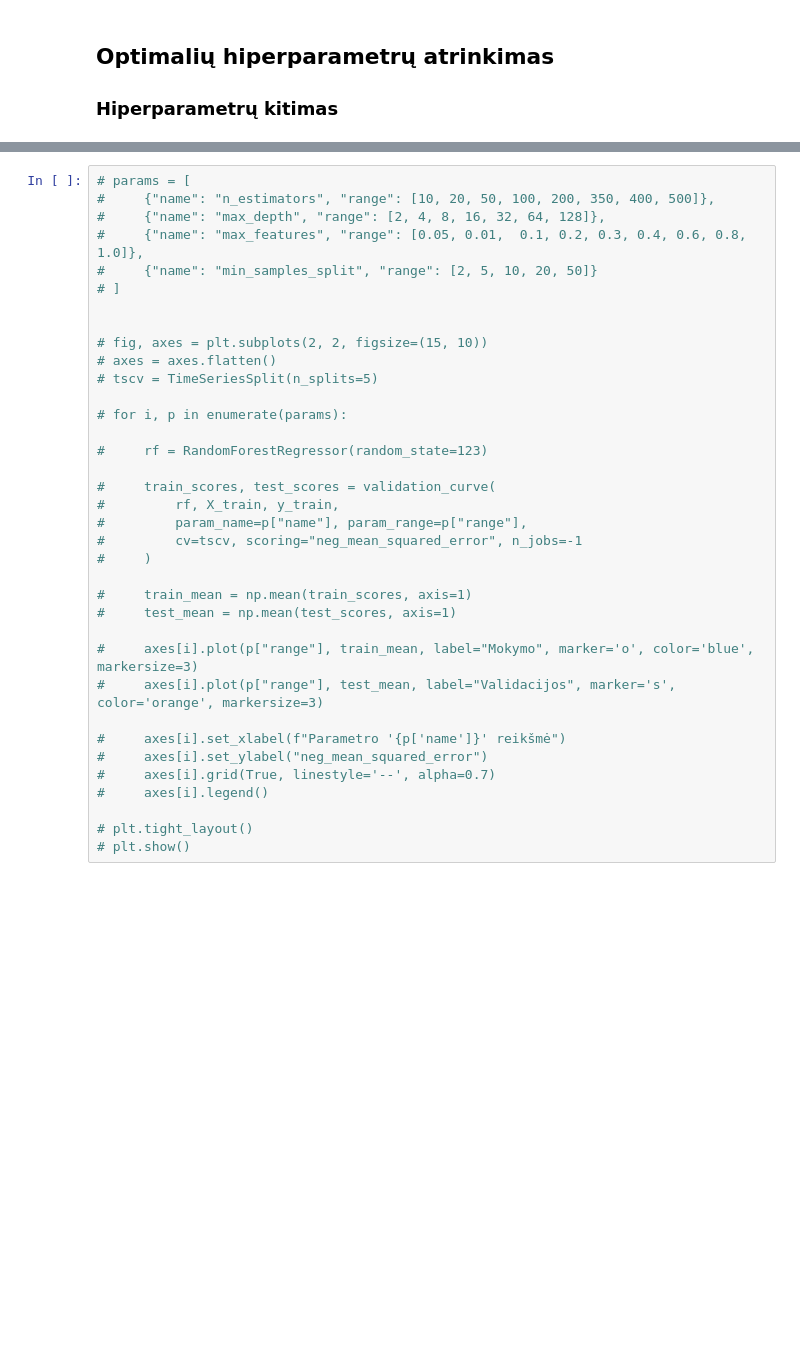
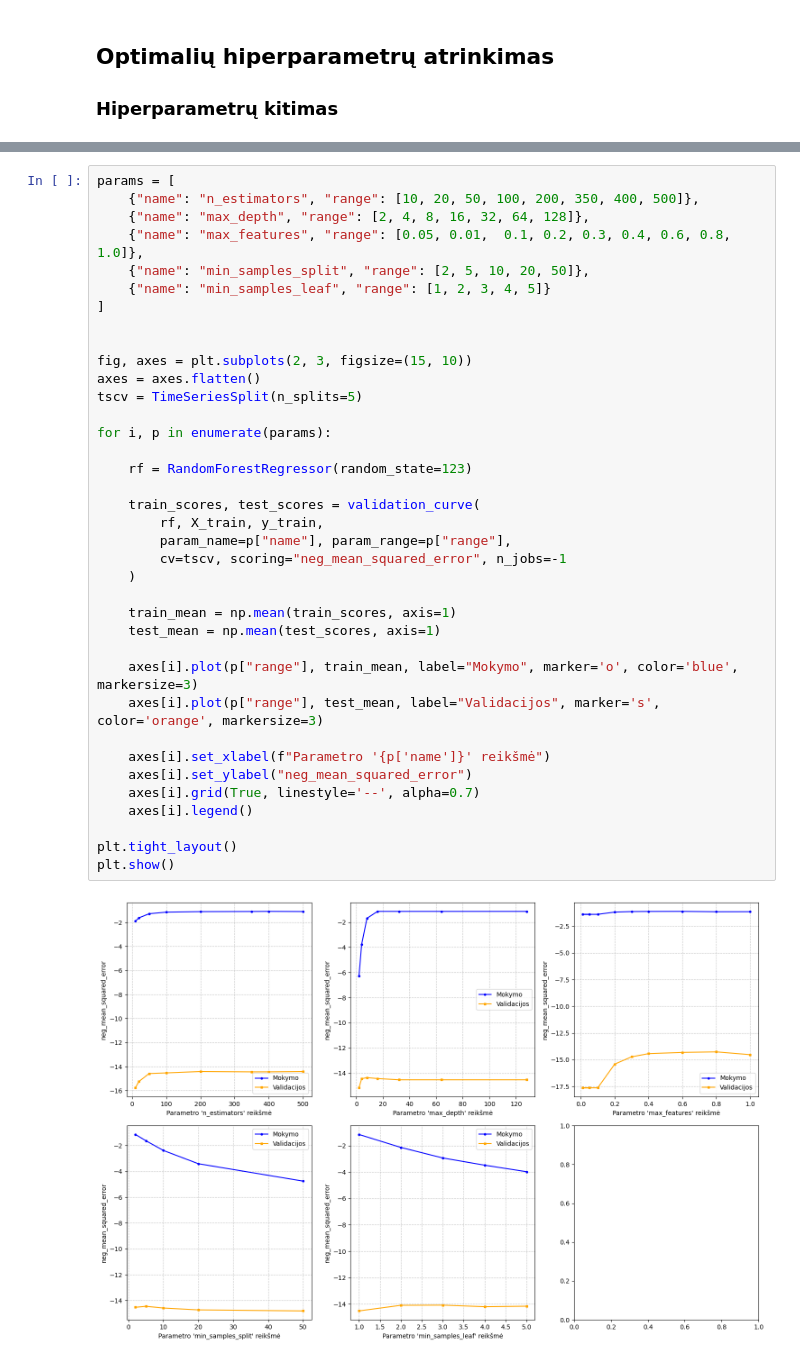
Before and after one commit to rugcer04/Duomenu_mokslo_projektas, a Jupyter notebook: code/python/Models/RF_Lasso_final.ipynb, the cells around one changed output, grey strips where cells are left out. Drawn from its saved outputs; the diff is of its cells as text; blank space fills up the shorter version.

```diff
--- a/code/python/Models/RF_Lasso_final.ipynb
+++ b/code/python/Models/RF_Lasso_final.ipynb
@@ -414,37 +452,40 @@ dtype: float64
 # %%
-# params = [
-#     {"name": "n_estimators", "range": [10, 20, 50, 100, 200, 350, 400, 500]},
-#     {"name": "max_depth", "range": [2, 4, 8, 16, 32, 64, 128]},
-#     {"name": "max_features", "range": [0.05, 0.01,  0.1, 0.2, 0.3, 0.4, 0.6, 0.8, 1.0]},
-#     {"name": "min_samples_split", "range": [2, 5, 10, 20, 50]}
-# ]
+params = [
+    {"name": "n_estimators", "range": [10, 20, 50, 100, 200, 350, 400, 500]},
+    {"name": "max_depth", "range": [2, 4, 8, 16, 32, 64, 128]},
+    {"name": "max_features", "range": [0.05, 0.01,  0.1, 0.2, 0.3, 0.4, 0.6, 0.8, 1.0]},
+    {"name": "min_samples_split", "range": [2, 5, 10, 20, 50]},
+    {"name": "min_samples_leaf", "range": [1, 2, 3, 4, 5]}
+]
 
 
-# fig, axes = plt.subplots(2, 2, figsize=(15, 10))
-# axes = axes.flatten()
-# tscv = TimeSeriesSplit(n_splits=5)
+fig, axes = plt.subplots(2, 3, figsize=(15, 10))
+axes = axes.flatten()
+tscv = TimeSeriesSplit(n_splits=5)
 
-# for i, p in enumerate(params):
+for i, p in enumerate(params):
 
-#     rf = RandomForestRegressor(random_state=123)
+    rf = RandomForestRegressor(random_state=123)
 
-#     train_scores, test_scores = validation_curve(
-#         rf, X_train, y_train,
-#         param_name=p["name"], param_range=p["range"],
-#         cv=tscv, scoring="neg_mean_squared_error", n_jobs=-1
-#     )
+    train_scores, test_scores = validation_curve(
+        rf, X_train, y_train,
+        param_name=p["name"], param_range=p["range"],
+        cv=tscv, scoring="neg_mean_squared_error", n_jobs=-1
+    )
 
-#     train_mean = np.mean(train_scores, axis=1)
-#     test_mean = np.mean(test_scores, axis=1)
+    train_mean = np.mean(train_scores, axis=1)
+    test_mean = np.mean(test_scores, axis=1)
 
-#     axes[i].plot(p["range"], train_mean, label="Mokymo", marker='o', color='blue', markersize=3)
-#     axes[i].plot(p["range"], test_mean, label="Validacijos", marker='s', color='orange', markersize=3)
+    axes[i].plot(p["range"], train_mean, label="Mokymo", marker='o', color='blue', markersize=3)
+    axes[i].plot(p["range"], test_mean, label="Validacijos", marker='s', color='orange', markersize=3)
 
-#     axes[i].set_xlabel(f"Parametro '{p['name']}' reikšmė")
-#     axes[i].set_ylabel("neg_mean_squared_error")
-#     axes[i].grid(True, linestyle='--', alpha=0.7)
-#     axes[i].legend()
+    axes[i].set_xlabel(f"Parametro '{p['name']}' reikšmė")
+    axes[i].set_ylabel("neg_mean_squared_error")
+    axes[i].grid(True, linestyle='--', alpha=0.7)
+    axes[i].legend()
 
-# plt.tight_layout()
-# plt.show()
+plt.tight_layout()
+plt.show()
+# %% [output]
+[figure, added]
 # %%
```
Also changed, not shown: parts of 27 cells of this notebook.
